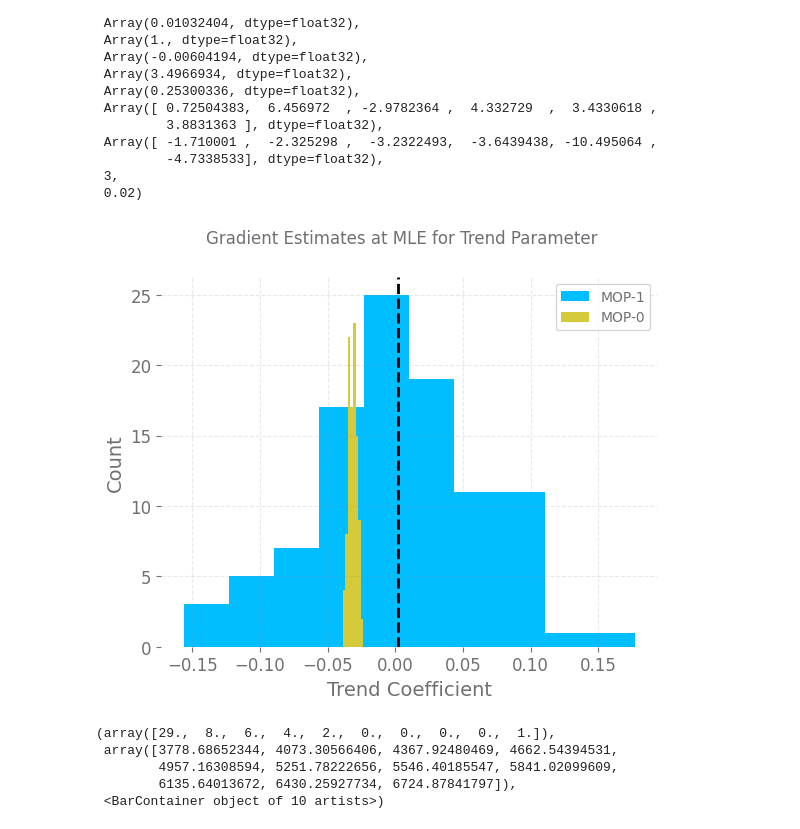
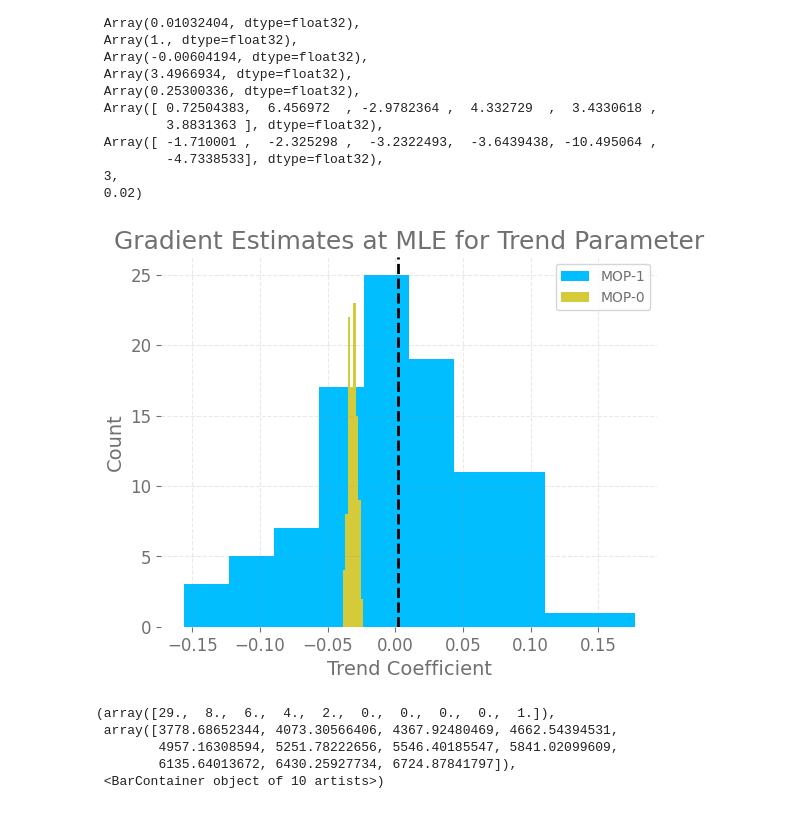
Before and after one commit to hetankevin/diffilter, a Jupyter notebook: cholera.ipynb, the cells around one changed output. Saved outputs shown, nothing was run; the diff lists cells and outputs as text; code cells hidden in the pictures.

Commit message:
update plots

```diff
--- a/cholera.ipynb
+++ b/cholera.ipynb
@@ -151,20 +151,20 @@ pf_grads = [jgrad_pf(theta,
 # %%
 col = 6
 #norm_dpf = np.array(dpf_grads)/np.linalg.norm(np.array(dpf_grads), axis=1)[:,None]
 #norm_pf = np.array(pf_grads)/np.linalg.norm(np.array(pf_grads), axis=1)[:,None]
 norm_dpf = np.array(dpf_grads)
 norm_pf = np.array(pf_grads)
 plt.hist(norm_dpf[:,col], label='MOP-1', bins='auto')
 plt.axvline(norm_dpf[:,col].mean(), color='black', linestyle='--')
 plt.hist(norm_pf[:,col], label='MOP-0', bins='auto')
 plt.legend()
-plt.suptitle('Gradient Estimates at MLE for Trend Parameter')
+plt.title('Gradient Estimates at MLE for Trend Parameter')
 plt.xlabel('Trend Coefficient')
 plt.ylabel('Count')
 plt.savefig('imgs/mlegrad.png')
 plt.show()
 # %% [output]
-[figure, old version]
+[figure, new version]
 # %%
 perturbs = [pfilter(theta + 60*sigmas*onp.random.normal(size=theta.shape),
          ys, J, covars, -1) for i in tqdm(range(50))]
```
Also changed, not shown: parts of 1 cell of this notebook.
